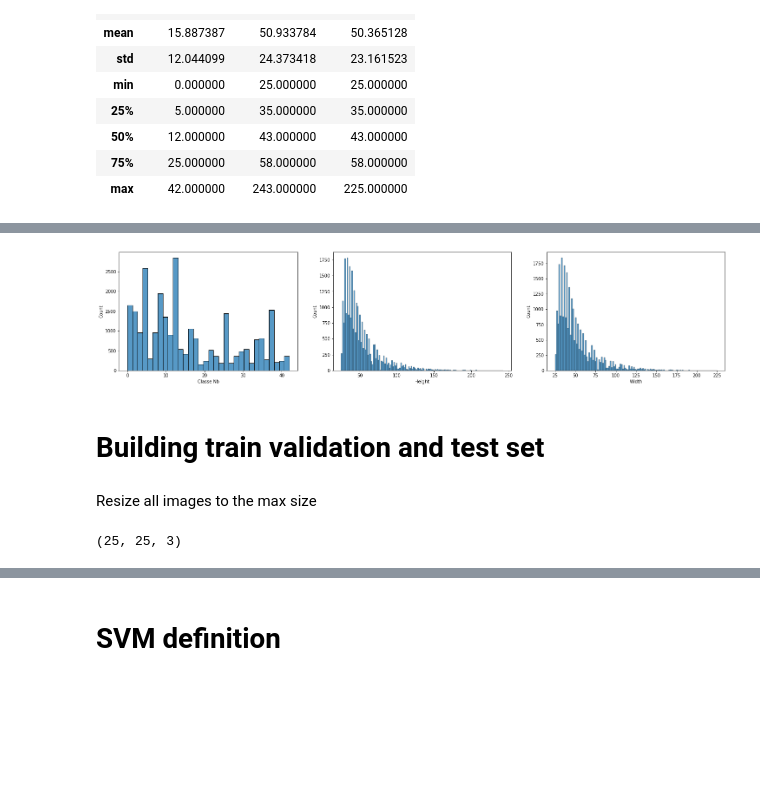
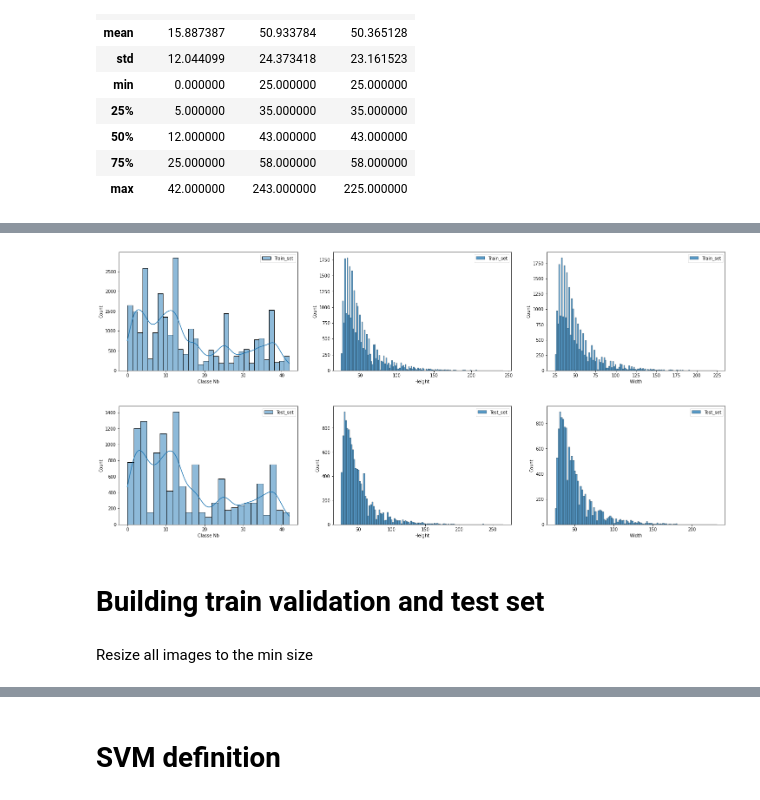
Before and after one commit to katL7/GTSRB-APS360, a Jupyter notebook: project_svm.ipynb, the cells around one changed output, grey strips where cells are left out. Drawn from its saved outputs; the diff is of its cells as text; code cells hidden in the pictures; blank space fills up the shorter version.

```diff
--- a/project_svm.ipynb
+++ b/project_svm.ipynb
@@ -26,7 +32,6 @@ import seaborn as sns
 # %% [markdown]
 # Import data
 # %%
-gtsrb_data = datasets.GTSRB('data', download=True)
-gtsrb_rotated = datasets.GTSRB('data', download=True,
-                           transform=transforms.RandomRotation(25))
+gtsrb_data_train = datasets.GTSRB('data', download=True, split = "train")
+gtsrb_data_test = datasets.GTSRB('data', download=True, split = "test")
 # %% [output]
@@ -123,15 +122,0 @@ gtsrb_data.extra_repr
-# %%
-ls_id = []
-ls_classes = []
-ls_height = []
-ls_width = []
-ls_images = []
-
-
-for i in range(len(gtsrb_data)):
-  ls_id.append(i)
-  img, l = gtsrb_data[i]
-  ls_classes.append(l)
-  ls_height.append(img.size[0])
-  ls_width.append(img.size[1])
-  ls_images.append(np.array(img))
@@ -181,19 +203,32 @@ pd_gtsrb[['Classe Nb',	'Height',	'Width']].describe()
 # %%
 plt.figure(figsize = (25, 5))
 plt.subplot(131)
-sns.histplot(data=pd_gtsrb, x="Classe Nb")
+sns.histplot(data=pd_gtsrb_train, x="Classe Nb", label = "Train_set", kde=True)
+plt.legend()
 plt.subplot(132)
-sns.histplot(data=pd_gtsrb, x="Height")
+sns.histplot(data=pd_gtsrb_train, x="Height", label = "Train_set")
+plt.legend()
 plt.subplot(133)
-sns.histplot(data=pd_gtsrb, x="Width")
+sns.histplot(data=pd_gtsrb_train, x="Width", label = "Train_set")
+plt.legend()
 plt.show()
+
+
+plt.figure(figsize = (25, 5))
+plt.subplot(131)
+sns.histplot(data=pd_gtsrb_test, x="Classe Nb", label = "Test_set", kde=True)
+plt.legend()
+plt.subplot(132)
+sns.histplot(data=pd_gtsrb_test, x="Height", label = "Test_set")
+plt.legend()
+plt.subplot(133)
+sns.histplot(data=pd_gtsrb_test, x="Width", label = "Test_set")
+plt.legend()
+plt.show()
 # %% [output]
-[figure, old version]
+[figure, new version]
+[figure, added]
 # %% [markdown]
 # Building train validation and test set
 # %% [markdown]
-Resize all images to the max size
+Resize all images to the min size
-# %%
-resized_gtsrb[:,1][0].shape
-# %% [output]
-(25, 25, 3)
```
Also changed, not shown: parts of 27 cells of this notebook.
